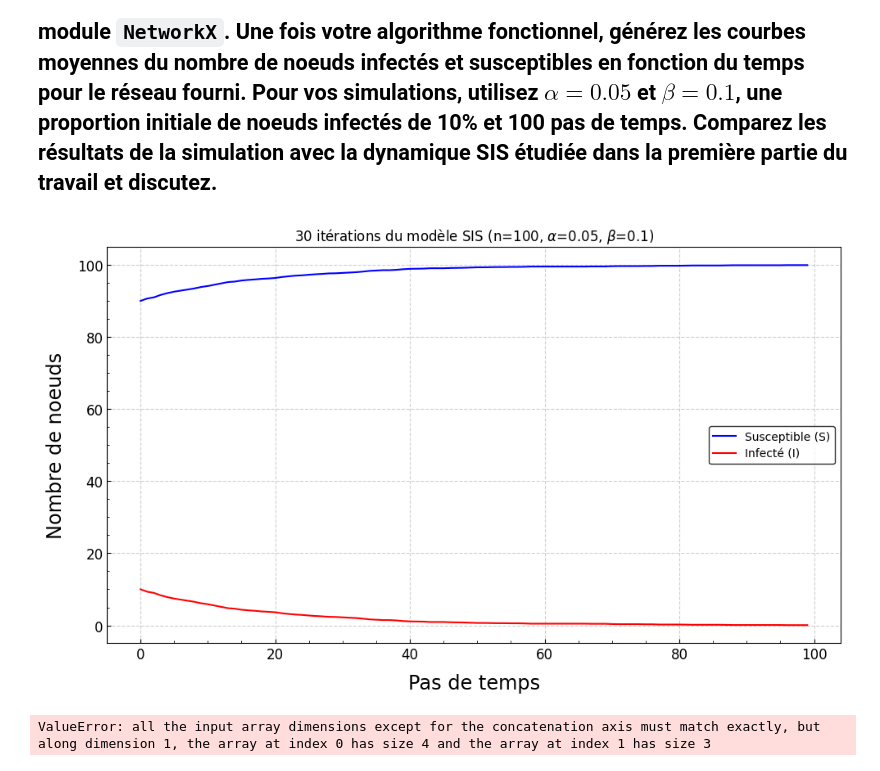
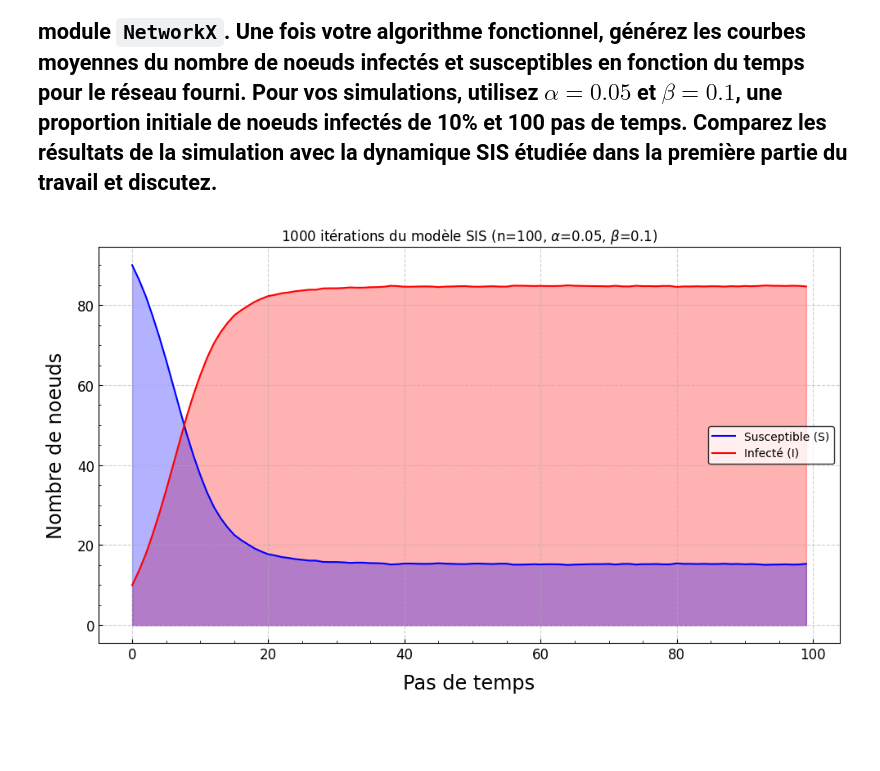
Before and after one commit to Antetokounpo/PhysNum-TP, a Jupyter notebook: TP4/TP4_FrancoisBedard_ThomasDesmarais_AntoineReid.ipynb, the cells around one changed output. Cells and saved outputs as stored; diff of their text form; code cells hidden in the pictures; blank space fills up the shorter version.

```diff
--- a/TP4/TP4_FrancoisBedard_ThomasDesmarais_AntoineReid.ipynb
+++ b/TP4/TP4_FrancoisBedard_ThomasDesmarais_AntoineReid.ipynb
@@ -1022,9 +1022,6 @@ def SIS(network: nx.Graph, properties: tuple) -> dict:
         sus_count.append(s_now)
         inf_count.append(inf_now)
 
-        if inf_now == 0:
-            break # Si il n'y a plus de noeuds infectés, l'épidémie est terminée
-
         next_states = states.copy() # On peut se passer de *deepcopy* parce les entiers 0 et 1 ne changeront pas
         for node in G.nodes():
             if states[node] == 1:
@@ -1034,7 +1031,7 @@ def SIS(network: nx.Graph, properties: tuple) -> dict:
                     for neighbor in G.neighbors(node):
                         if states[neighbor] == 0:       # On regarde parmis tous les voisins du noeud s'il y en a qui sont susceptibles
                             if random.random() < beta:
-                                next_states[node] == 1  # C'est possible qu'on ait la situation suivante : I---S---I où un voisin susceptible se fait
+                                next_states[neighbor] = 1  # C'est possible qu'on ait la situation suivante : I---S---I où un voisin susceptible se fait
                                                         # infecter par deux noeuds en même temps. Puisque l'état d'un noeud est binaire, on n'infecte
                                                         # le voisin qu'une seule fois
         states = next_states                            # Mise à jour du dictionnaire d'état pour le prochain pas de temps
@@ -1067,11 +1064,7 @@ def modelStudy(network: nx.Graph, properties: tuple, iter: int) -> tuple:
     for i in range(iter):
         sim = SIS(network=network, properties=properties)
         susceptible = sim.get("Susceptible")
-        if len(susceptible) < len(time):
-            susceptible = susceptible + [susceptible[-1]] * (len(time)-len(susceptible))
         infecté = sim.get("Infectés")
-        if len(infecté) < len(time):
-            infecté = infecté + [infecté[-1]] * (len(time)-len(infecté))
         s_stack.append(susceptible)
         i_stack.append(infecté)
     s_arr = np.stack(s_stack)
@@ -1082,25 +1075,20 @@ def modelStudy(network: nx.Graph, properties: tuple, iter: int) -> tuple:
 # %%
 réseau = nx.read_adjlist("reseau.adj")
 nombre_noeuds = nx.number_of_nodes(réseau)
-iterations = 30
+iterations = 1000
 properties = 0.05, 0.1, 0.1, 100
 time, s, i = modelStudy(réseau, properties, iterations)
 plt.figure(figsize=(10,6))
 plt.plot(time, s, label="Susceptible (S)", color="blue")
 plt.plot(time, i, label="Infecté (I)", color="red")
+plt.fill_between(time, 0, i, color="red", alpha=0.3)
+plt.fill_between(time, 0, s, color="blue", alpha=0.3)
 plt.xlabel("Pas de temps")
 plt.ylabel("Nombre de noeuds")
 plt.title(f"{iterations} itérations du modèle SIS (n={nombre_noeuds}, $\\alpha$={0.05}, $\\beta$={0.1})")
-plt.legend()
+plt.legend(loc="right")
 plt.grid(True, linestyle="--", alpha=0.6)
 plt.tight_layout()
 plt.show()
 # %% [output]
-[figure, old version]
+[figure, new version]
-# %%
-a = [1,2,3,4]
-b=[11,12,13]
-h = np.block([a,b])
-h
-# %% [output]
-ValueError: all the input array dimensions except for the concatenation axis must match exactly, but along dimension 1, the array at index 0 has size 4 and the array at index 1 has size 3
```
